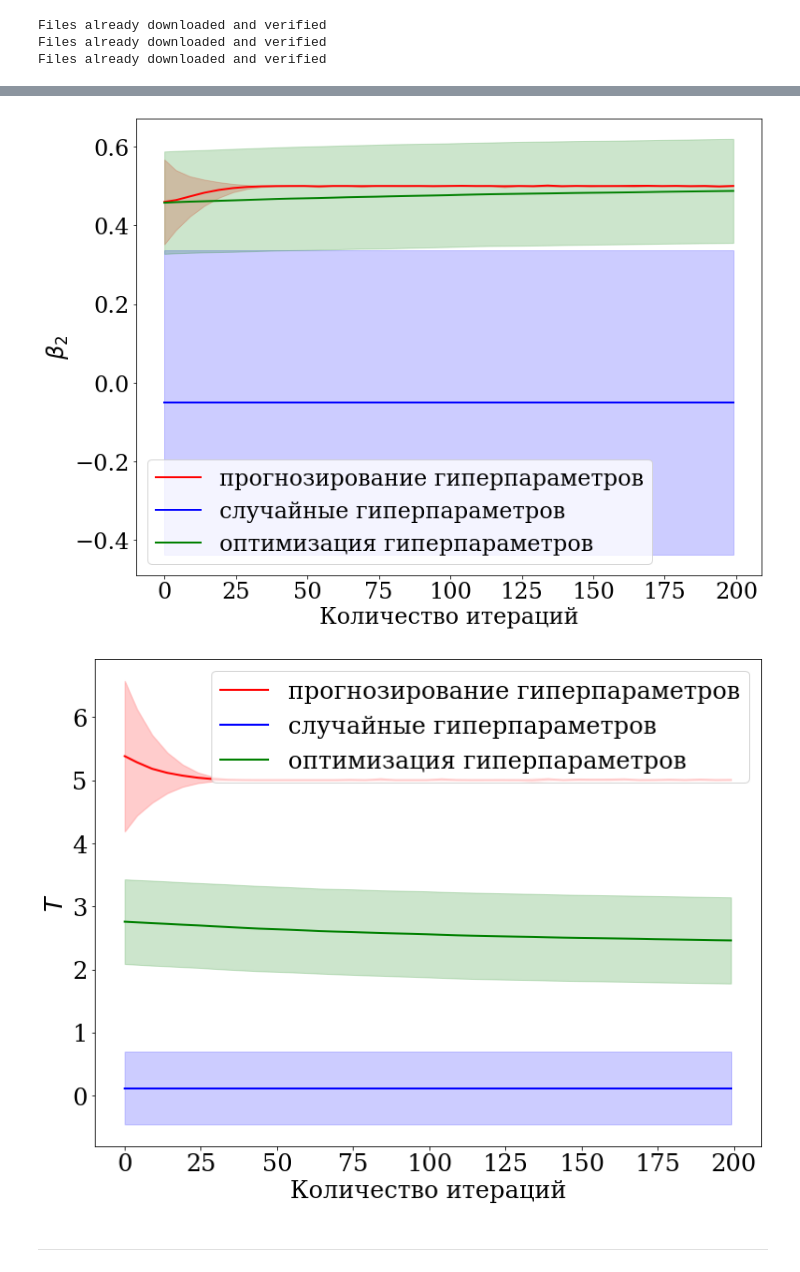
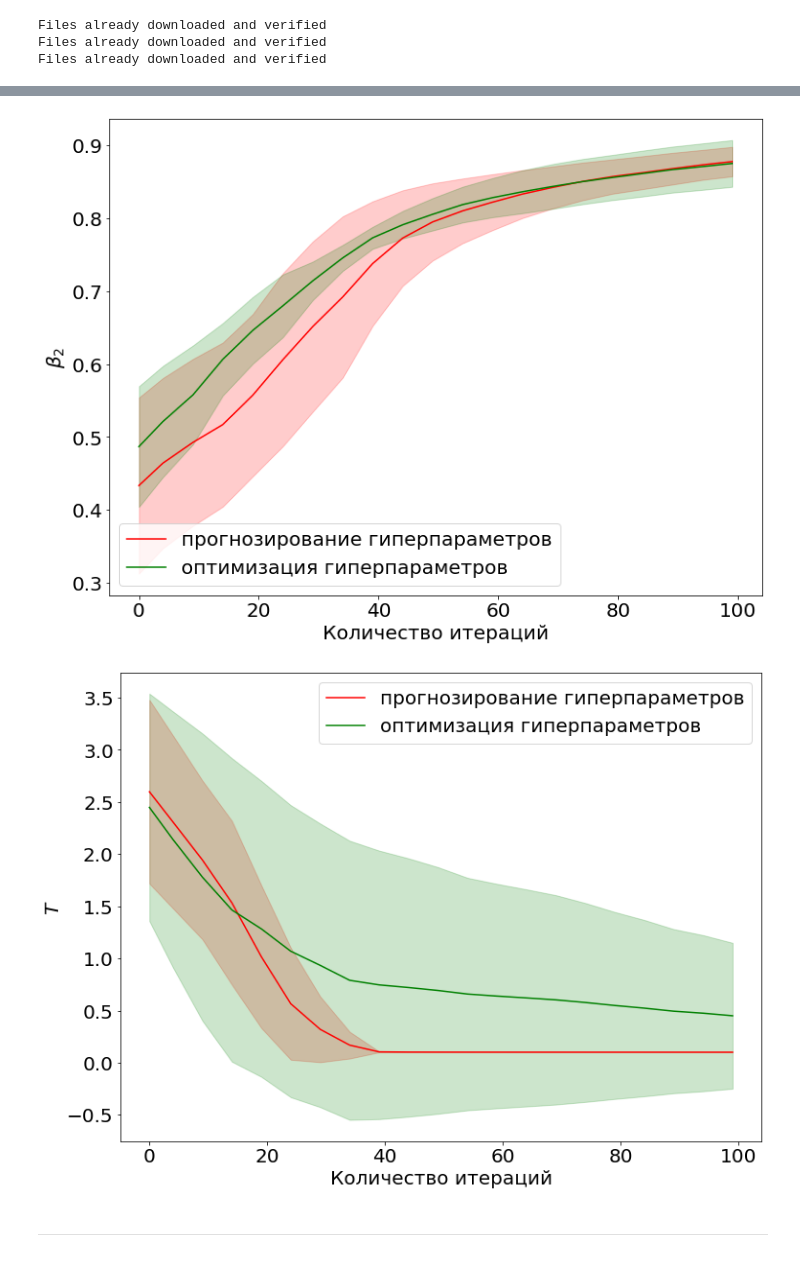
Before and after one commit to Intelligent-Systems-Phystech/MetaOptDistillation, a Jupyter notebook: notebooks/disti_experiment_splines_fixed.ipynb, the cells around one changed output, grey strips where cells are left out. Cells and saved outputs as stored; diff of their text form; code cells hidden in the pictures.

```diff
--- a/notebooks/disti_experiment_splines_fixed.ipynb
+++ b/notebooks/disti_experiment_splines_fixed.ipynb
@@ -30,12 +30,12 @@ Files already downloaded and verified
 Files already downloaded and verified
 # %%
 device = 'cuda' if torch.cuda.is_available() else 'cpu'
-epoch_num = 200
+epoch_num = 100
 # epoch_num = 50
 run_num = 5 # количество запусков эксперимента
 # версия нужна, чтобы различать старые и новые результаты экспериментов.
 # менять нужно каждый раз, когда есть хотя бы незначительные изменения в эксперименте
-experiment_version = '17'
+experiment_version = '18'
 
 validate_every_epoch = 5
 # spline_mode = 'linear' #полиномом какой степени пользуемся, смотри функцию scipy.interpolate.interp1d
@@ -45,7 +45,6 @@ validate_every_epoch = 5
 train_splines_every_epoch = 2
 # train_splines_every_epoch = 3
 # train_splines_every_epoch = 10
-epoch_size = 10
 # размер мини-эпохи в батчах, за которую у нас производится либо обучение спайлов, либо их использование
 mini_epoch_size = 10
 # %%
@@ -82,11 +81,12 @@ def param_loss(batch,model,h):
     out = model(x)
     beta = F.sigmoid(beta)
     beta2 = F.sigmoid(beta2)
-    temp = F.sigmoid(temp) * 10
+    temp = F.sigmoid(temp) * 9.9 + 0.1
     distillation_loss = distill(out, batch_logits, temp)
     student_loss = crit(out, y)
     loss = beta * distillation_loss + beta2 * student_loss
     return loss
+
 # определяем функцию валидационную функцию потерь как замкнутую относительно аргументов функцию
 # нужно для подсчета градиентов гиперпараметров по двухуровневой оптимизации
 def hyperparam_loss(batch, model):
@@ -95,6 +95,7 @@ def hyperparam_loss(batch, model):
     student_loss = crit(out, y)
     return student_loss
 
+hist = []
 logits = np.load('../code/logits_cnn.npy')
 for _ in range(run_num):
     internal_results = []
@@ -110,7 +111,7 @@ for _ in range(run_num):
     # параметры Adam и функцию подсчета градиента
     # взял из статьи по DARTS (выбор архитектуры сети градиентными методами)
     # там также используется оптимизация гиперпараметров
-    optim2 = t.optim.Adam(h,  betas=(0.5, 0.999))
+    optim2 = t.optim.SGD(h,  10e4)
     hyper_grad_calc = hyperparams.AdamHyperGradCalculator(student, param_loss, hyperparam_loss, optim, h)
 
     crit = t.nn.CrossEntropyLoss()
@@ -140,17 +141,23 @@ for _ in range(run_num):
                 v_y = v_y.to(device)
                 optim2.zero_grad()
                 hyper_grad_calc.calc_gradients((x,y,batch_logits), (v_x, v_y))
+                t.nn.utils.clip_grad_value_(h, 1.0)
+                for h_ in h:
+                    h_.grad = t.where(t.isnan(h_.grad), t.zeros_like(h_.grad), h_.grad)
                 optim2.step()
-                spline_hist.append([h_.grad.cpu().detach().clone().numpy()  for h_ in h])
+                spline_hist.append([h_.cpu().detach().clone().numpy()  for h_ in h])
             else:
                 #print (batch_id, 'infer mini')
                 spline_out = splines(spline_id)
-                optim2.zero_grad()
-                beta1.grad.data += spline_out[0]
-                beta2.grad.data += spline_out[1]
-                temp.grad.data += spline_out[2]
-                optim2.step()
+                beta1.data *= 0
+                beta2.data *= 0
+                temp.data *= 0
 
+                beta1.data += spline_out[0]
+                beta2.data += spline_out[1]
+                temp.data += spline_out[2]
+
+            hist.append([h_.grad.cpu().detach().clone().numpy()  for h_ in h])
             optim.zero_grad()
             loss = param_loss((x,y,batch_logits), student,h)
             losses.append(loss.cpu().detach().numpy())
@@ -184,13 +191,13 @@ for _ in range(run_num):
             acc = float(accuracy(student))
             student.train()
             internal_results.append({'epoch': e, 'test loss':test_loss, 'accuracy':acc,
-                                     'temp':float(10*F.sigmoid(h[2]).cpu().detach().numpy()),
+                                     'temp':float(0.1+9.9*F.sigmoid(h[2]).cpu().detach().numpy()),
                                      'beta1':float(F.sigmoid(h[0]).cpu().detach().numpy()),
                                      'beta2':float(F.sigmoid(h[1]).cpu().detach().numpy())})
 
             print (internal_results[-1])
 
 
-    with open('exp'+experiment_version+'_dist_h_b2_optim.jsonl', 'a') as out:
+    with open('exp'+experiment_version+'_dist_h_b2_splines.jsonl', 'a') as out:
         out.write(json.dumps({'results':internal_results, 'version': experiment_version})+'\n')
 # %% [output]
@@ -215,9 +226,9 @@ with open("../code/exp6_basic.jsonl", "r") as read_file:
     data_b = [json.loads(line) for line in read_file]
 with open("../code/exp6_distill.jsonl", "r") as read_file:
     data_d = [json.loads(line) for line in read_file]
-with open("exp17_dist_h_rand.jsonl", "r") as read_file:
+with open("exp18_dist_h_rand.jsonl", "r") as read_file:
     data_dr = [json.loads(line) for line in read_file]
-with open("exp17_dist_h_optim.jsonl", "r") as read_file:
+with open("exp18_dist_h_b2_optim.jsonl", "r") as read_file:
     data_h = [json.loads(line) for line in read_file]
-with open("exp17_dist_h_b2_optim.jsonl", "r") as read_file:
+with open("exp18_dist_h_b2_splines.jsonl", "r") as read_file:
     data_s = [json.loads(line) for line in read_file]
@@ -320,6 +334,6 @@ plt.show()
 # %%
 plot_data_params(data_s, 'beta2', 'прогнозирование гиперпараметров', 'red')
-plot_data_params(data_dr, 'beta2', 'случайные гиперпараметров', 'blue')
+#plot_data_params(data_dr, 'beta2', 'случайные гиперпараметров', 'blue')
 plot_data_params(data_h, 'beta2', 'оптимизация гиперпараметров', 'green')
 plt.xlabel('Количество итераций')
 plt.ylabel(r'$\beta_2$')
@@ -328,19 +342,19 @@ plt.legend()
 plt.savefig('beta2_iter2.pdf')
 plt.show()
 # %% [output]
-[figure, old version]
+[figure, new version]
 # %%
 plot_data_params(data_s, 'temp', 'прогнозирование гиперпараметров', 'red')
-plot_data_params(data_dr, 'temp', 'случайные гиперпараметров', 'blue')
+#plot_data_params(data_dr, 'temp', 'случайные гиперпараметров', 'blue')
 plot_data_params(data_h, 'temp', 'оптимизация гиперпараметров', 'green')
 plt.xlabel('Количество итераций')
 plt.ylabel(r'$T$')
 # plt.title(r'График зависимости значения $T$ от номера итерации')
 plt.legend()
 plt.savefig('temp_iter2.pdf')
 plt.show()
 # %% [output]
-[figure, old version]
+[figure, new version]
 # %% [markdown]
 -----------------
 # %%
```
Also changed, not shown: parts of 10 cells of this notebook, 31 other files.
